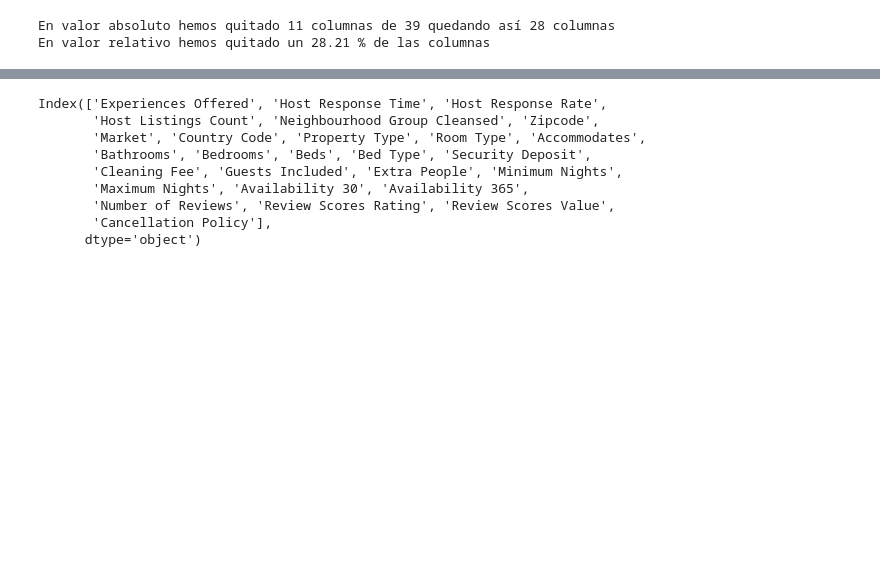
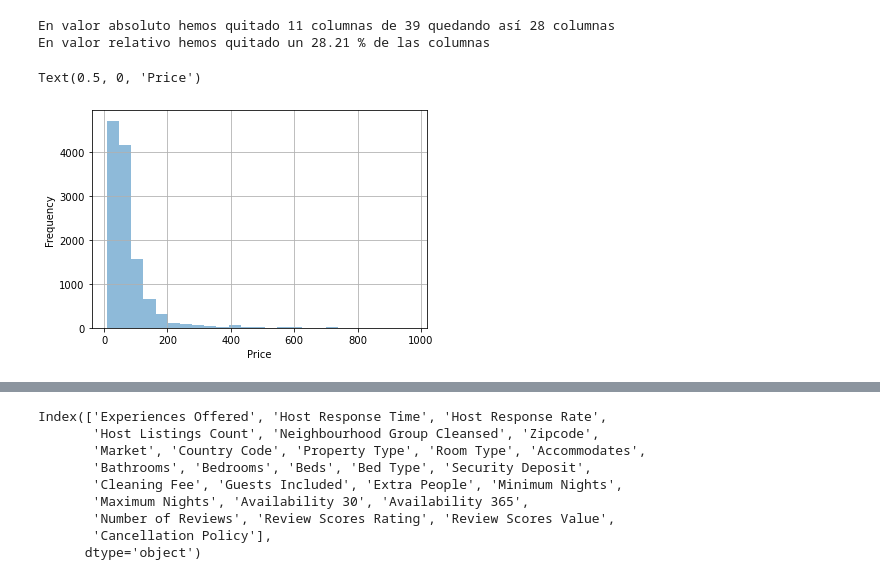
Before and after one commit to jimmyls92/Machine-Learning, a Jupyter notebook: Project_ML.ipynb, the cells around one changed output, grey strips where cells are left out. Cells and saved outputs as stored; diff of their text form; code cells hidden in the pictures; blank space fills up the shorter version.

```diff
--- a/Project_ML.ipynb
+++ b/Project_ML.ipynb
@@ -287,0 +284,7 @@ En valor relativo hemos quitado un 28.21 % de las columnas
+# %%
+#Observamos outliers en el precio para intentar descartar columnas poco representativas
+df_train['Price'].plot.hist(alpha=0.5, bins=25, grid = True)
+plt.xlabel('Price')
+# %% [output]
+Text(0.5, 0, 'Price')
+[figure, added]
```
Also changed, not shown: parts of 19 cells of this notebook.
